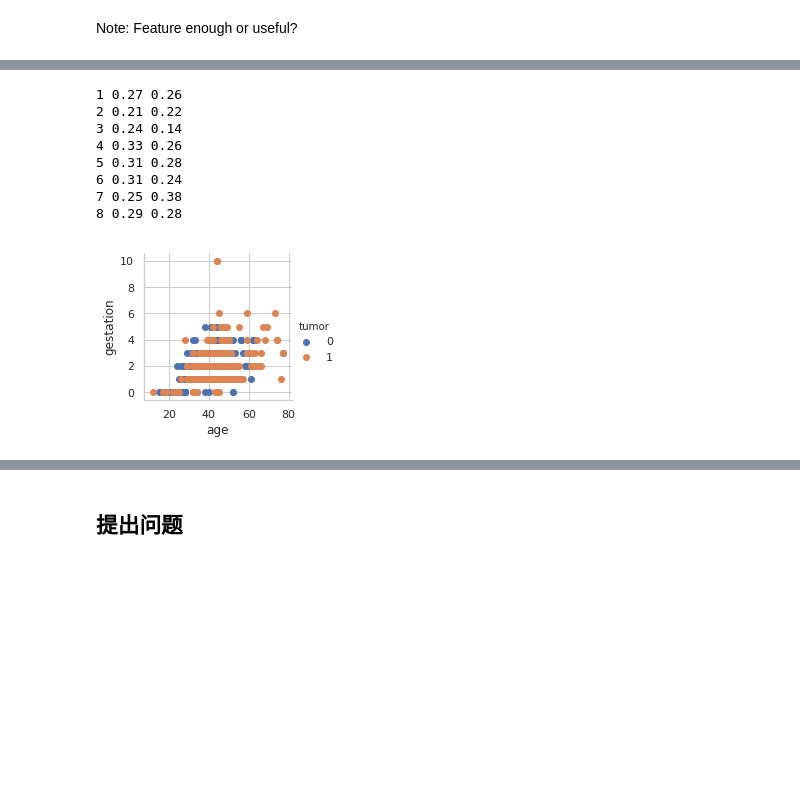
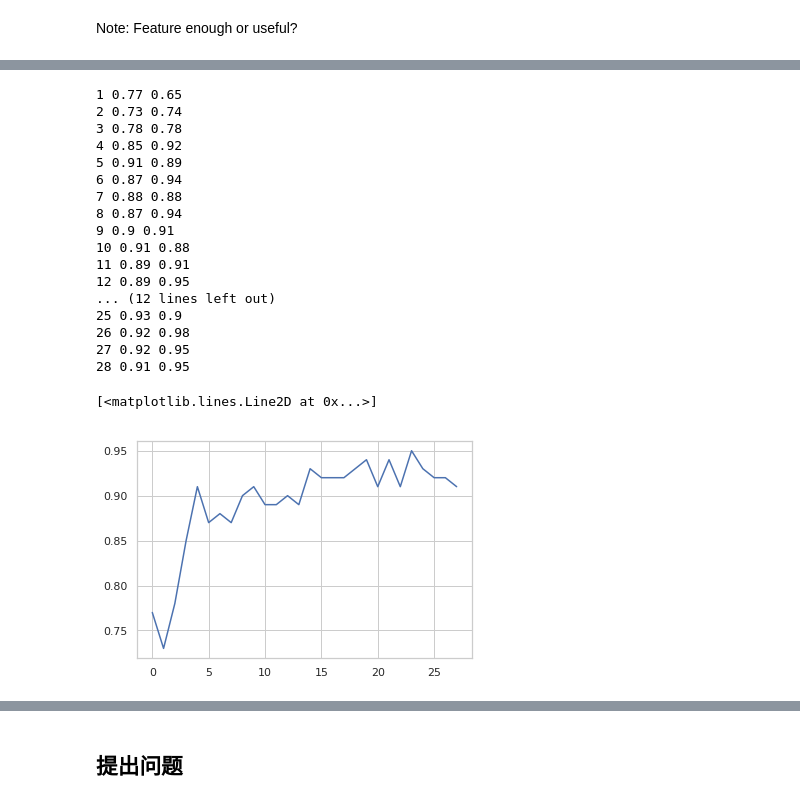
Before and after one commit to dearfad/mmhelper, a Jupyter notebook: mmhelper.ipynb, the cells around one changed output, grey strips where cells are left out. Drawn from its saved outputs; the diff is of its cells as text; code cells hidden in the pictures; blank space fills up the shorter version.

```diff
--- a/mmhelper.ipynb
+++ b/mmhelper.ipynb
@@ -200,33 +207,40 @@ data.shape[1]
 # %%
 from sklearn.feature_selection import SelectKBest, chi2
-
+cv_m = []
+cv_acc = []
 X, y = data.values[:, 1:], data.values[:, 0]
 for i in range(1,data.shape[1]):
     ch2=SelectKBest(chi2, k=i)
     X_f = ch2.fit_transform(X, y)
     X_train, X_test, y_train, y_test = train_test_split(X_f, y)
-    m_f = LogisticRegression(solver='liblinear', multi_class='auto')
+    m_f = RandomForestClassifier(n_estimators=100)
     m_f.fit(X_train, y_train)
     cv_score = cross_val_score(m_f, X_train, y_train, scoring="accuracy", cv=kfold)
     cv_means = round(cv_score.mean(), 2)
     #     cv_std = round(cv_score.std(), 2)
     acc_score = round(m_f.score(X_test, y_test), 2)
+    cv_m.append(cv_means)
+    cv_acc.append(acc_score)
     print(i, cv_means, acc_score)
+
+plt.plot(range(28), cv_m)
 # %% [output]
-1 0.27 0.26
-2 0.21 0.22
-3 0.24 0.14
-4 0.33 0.26
-5 0.31 0.28
-6 0.31 0.24
-7 0.25 0.38
-8 0.29 0.28
+1 0.77 0.65
+2 0.73 0.74
+3 0.78 0.78
+4 0.85 0.92
+5 0.91 0.89
+6 0.87 0.94
+7 0.88 0.88
+8 0.87 0.94
+9 0.9 0.91
+10 0.91 0.88
+11 0.89 0.91
+12 0.89 0.95
+... (12 lines left out)
+25 0.93 0.9
+26 0.92 0.98
+27 0.92 0.95
+28 0.91 0.95
+[<matplotlib.lines.Line2D at 0x...>]
+[figure, added]
-# %%
-# For Age and Axillary nodes dect
-sns.set_style('whitegrid')
-sns.FacetGrid(data, hue='tumor', height=3) \
-    .map(plt.scatter, 'age', 'gestation') \
-    .add_legend()
-plt.show()
-# %% [output]
-[figure, removed]
```
Also changed, not shown: parts of 6 cells of this notebook, 3 other files.
